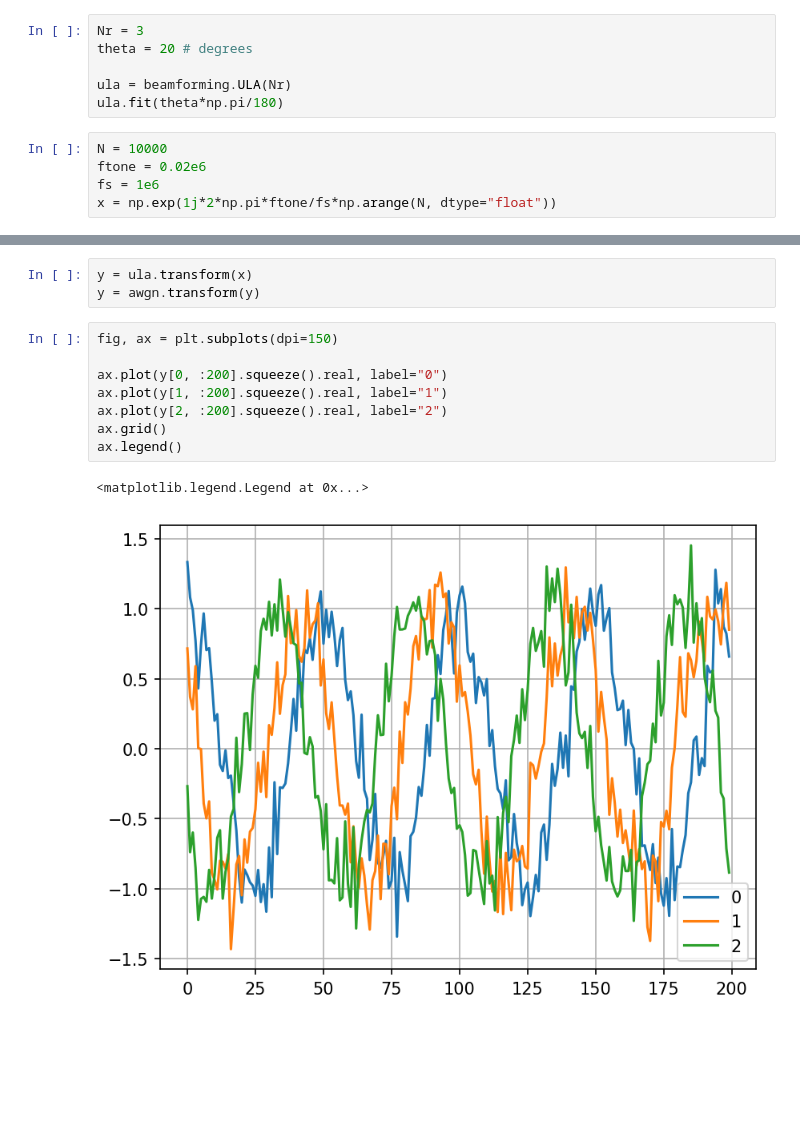
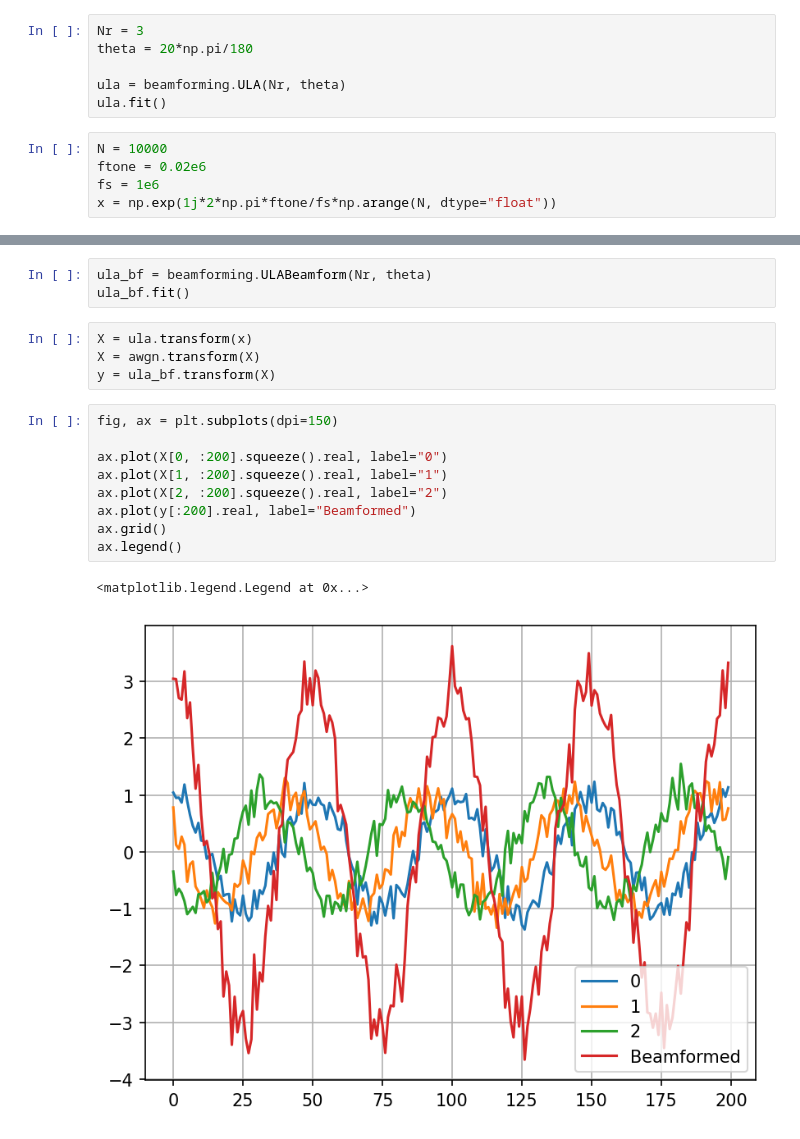
Before and after one commit to rfdspeng/digital-communication-simulator, a Jupyter notebook: notebooks/beamforming_testbench.ipynb, the cells around one changed output, grey strips where cells are left out. Saved outputs shown, nothing was run; the diff lists cells and outputs as text; blank space fills up the shorter version.

Commit message:
Add beamforming.ULABeamform and beamforming.ula_doa; conventional beamforming only

```diff
--- a/notebooks/beamforming_testbench.ipynb
+++ b/notebooks/beamforming_testbench.ipynb
@@ -42,10 +42,10 @@ reload(beamforming)
 # Beamforming
 # %%
 Nr = 3
-theta = 20 # degrees
+theta = 20*np.pi/180
 
-ula = beamforming.ULA(Nr)
-ula.fit(theta*np.pi/180)
+ula = beamforming.ULA(Nr, theta)
+ula.fit()
 # %%
 N = 10000
 ftone = 0.02e6
@@ -62,15 +62,20 @@ print(calc.rms(x))
 1.0
+# %%
+ula_bf = beamforming.ULABeamform(Nr, theta)
+ula_bf.fit()
 # %%
-y = ula.transform(x)
-y = awgn.transform(y)
+X = ula.transform(x)
+X = awgn.transform(X)
+y = ula_bf.transform(X)
 # %%
 fig, ax = plt.subplots(dpi=150)
 
-ax.plot(y[0, :200].squeeze().real, label="0")
-ax.plot(y[1, :200].squeeze().real, label="1")
-ax.plot(y[2, :200].squeeze().real, label="2")
+ax.plot(X[0, :200].squeeze().real, label="0")
+ax.plot(X[1, :200].squeeze().real, label="1")
+ax.plot(X[2, :200].squeeze().real, label="2")
+ax.plot(y[:200].real, label="Beamformed")
 ax.grid()
 ax.legend()
 # %% [output]
 <matplotlib.legend.Legend at 0x...>
-[figure, old version]
+[figure, new version]
```
Also changed, not shown: parts of 2 cells of this notebook, 1 other file.
